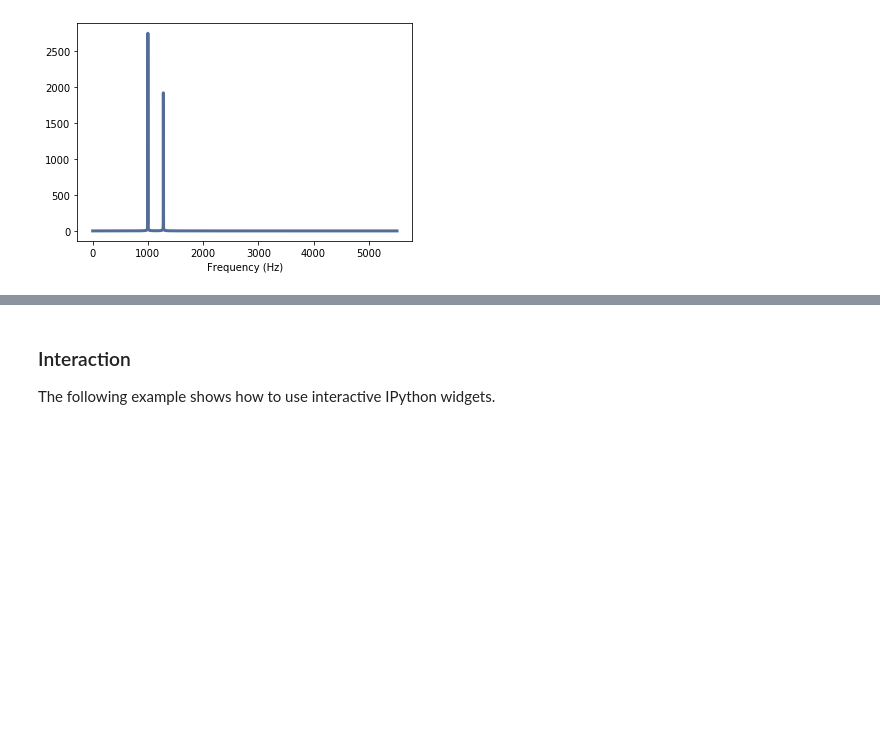
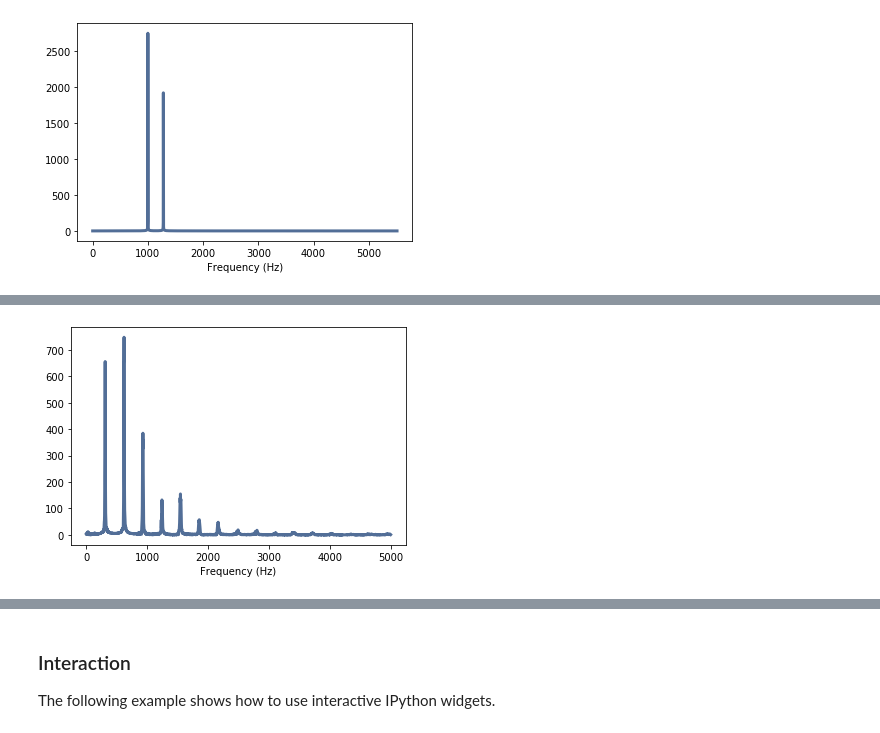
Before and after one commit to meanmedianmoge/ThinkDSP, a Jupyter notebook: code/chap01.ipynb, the cells around one changed output, grey strips where cells are left out. Drawn from its saved outputs; the diff is of its cells as text; code cells hidden in the pictures; blank space fills up the shorter version.

```diff
--- a/code/chap01.ipynb
+++ b/code/chap01.ipynb
@@ -262,0 +283,6 @@ thinkplot.config(xlabel='Frequency (Hz)')
+# %%
+spectrum = segment.make_spectrum()
+spectrum.plot(high=5000)
+thinkplot.config(xlabel='Frequency (Hz)')
+# %% [output]
+[figure, added]
```
Also changed, not shown: parts of 26 cells of this notebook.
